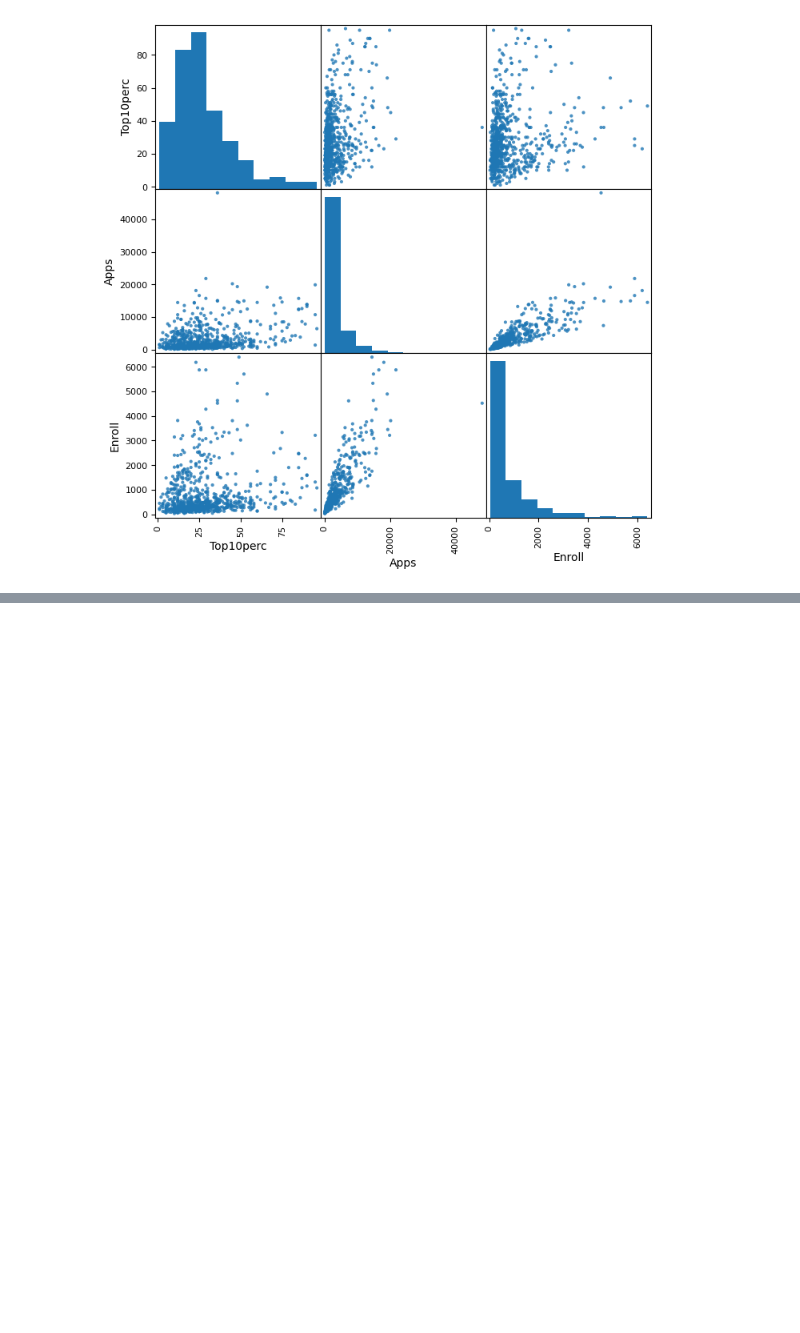
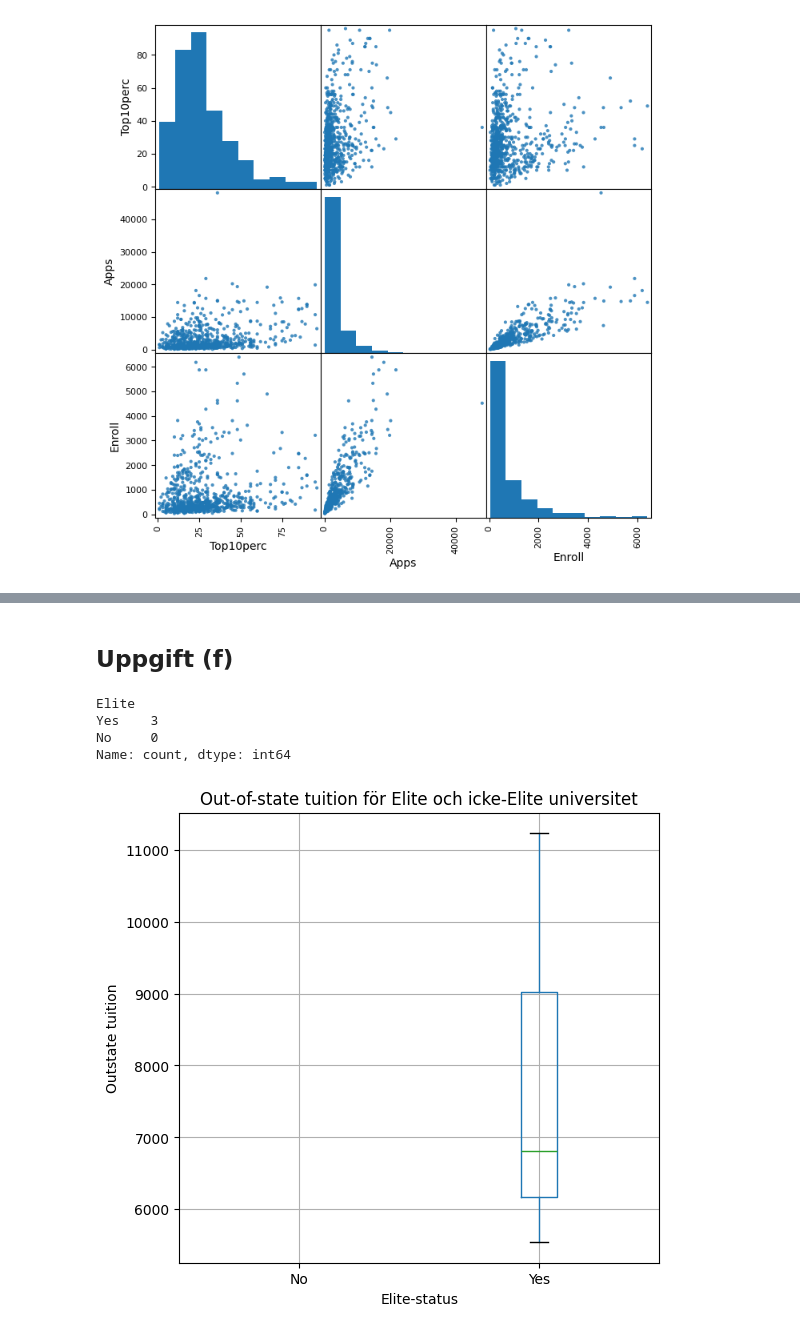
Before and after one commit to m0hsen-m0hseni/Databehandling-Mohsen-Mohseni, a Jupyter notebook: Labs/Databehandling_Laboration_HT25.ipynb, the cells around one changed output, grey strips where cells are left out. Cells and saved outputs as stored; diff of their text form; code cells hidden in the pictures; blank space fills up the shorter version.

```diff
--- a/Labs/Databehandling_Laboration_HT25.ipynb
+++ b/Labs/Databehandling_Laboration_HT25.ipynb
@@ -78,0 +92,19 @@ array([[<Axes: xlabel='Top10perc', ylabel='Top10perc'>,
+# %% [markdown]
+## Uppgift (f)
+# %%
+college['Elite'] = pd.cut(college['Top10perc'], [0, 0.5, 1], labels=['No', 'Yes'])
+college['Elite'].value_counts()
+# %% [output]
+Elite
+Yes    3
+No     0
+Name: count, dtype: int64
+# %%
+college.boxplot(column='Outstate', by='Elite', figsize=(6,6))
+plt.title('Out-of-state tuition för Elite och icke-Elite universitet')
+plt.suptitle('')
+plt.xlabel('Elite-status')
+plt.ylabel('Outstate tuition')
+plt.show()
+# %% [output]
+[figure, added]
```
Also changed, not shown: parts of 15 cells of this notebook.
